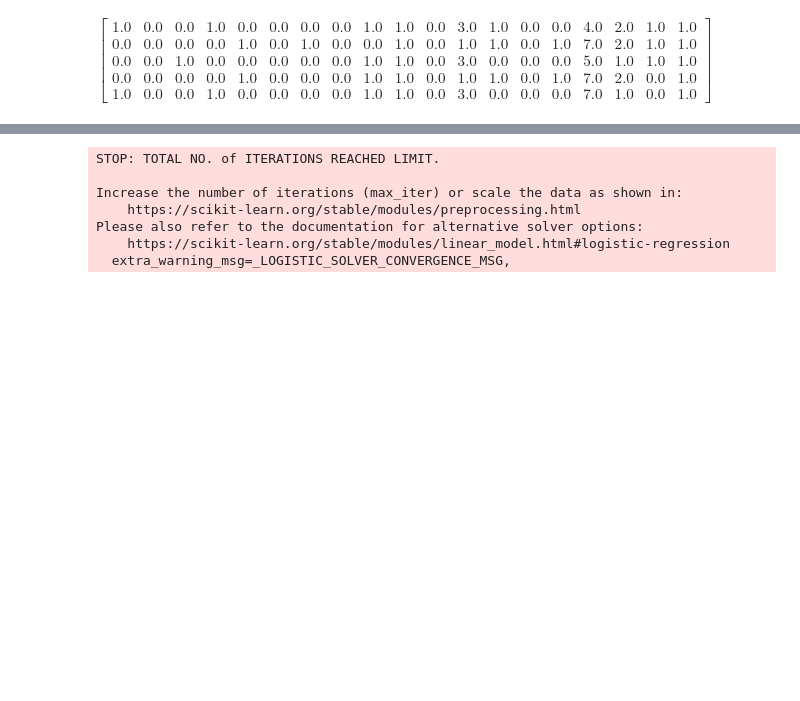
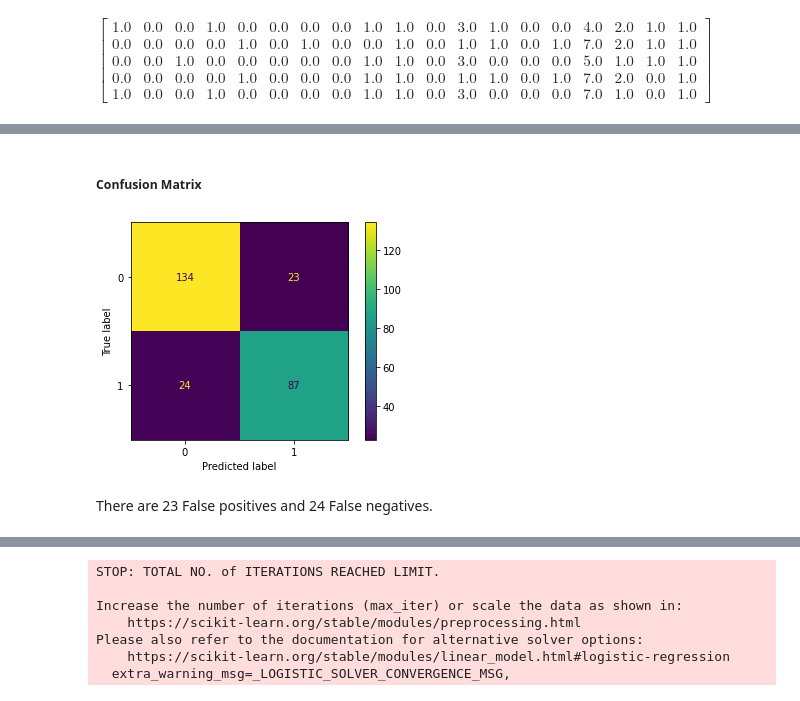
Before and after one commit to srpineda/ml-project-titanic-kaggle, a Jupyter notebook: Titanic.ipynb, the cells around one changed output, grey strips where cells are left out. Drawn from its saved outputs; the diff is of its cells as text; code cells hidden in the pictures; blank space fills up the shorter version.

```diff
--- a/Titanic.ipynb
+++ b/Titanic.ipynb
@@ -3065,0 +3095,22 @@ $\displaystyle \left[\begin{array}{ccccccccccccccccccc}1.0 & 0.0 & 0.0 & 1.0 & 0
+# %%
+def preprocess_pipeline(dataX):
+  pdata_X = dataX.copy()
+
+  pdata_X = impute_age(pdata_X)
+
+  embarked_pipeline = Pipeline(steps = [('imputer', SimpleImputer(strategy='most_frequent')),
+                                         ('onehot', OneHotEncoder())])
+
+  embarked_transformer = ColumnTransformer(transformers = [('embarked', embarked_pipeline, ['Embarked'])])
+
+  passthrough_features = [feature for feature in pdata_X.columns if feature not in ['Sex', 'Name_title', 'Embarked', 'Fare_per_person', 'Age', 'Fare']]
+
+  preprocessor = ColumnTransformer(transformers = [('cat', OneHotEncoder(drop='if_binary'), ['Sex', 'Name_title']),
+                                                    ('embarked', embarked_transformer, ['Embarked']),
+                                                   ('scaler', MinMaxScaler(), ['Fare_per_person', 'Age', 'Fare']),
+                                                   ('rest' , 'passthrough', passthrough_features)
+                                                  ])
+
+  return preprocessor.fit_transform(pdata_X)
+# %%
+X_train, X_val, y_train, y_val = train_test_split(X, y, train_size=0.7, random_state=42)
@@ -3065,0 +3186,2 @@ $\displaystyle \left[\begin{array}{ccccccccccccccccccc}1.0 & 0.0 & 0.0 & 1.0 & 0
+# %%
+X_val_prep = preprocess_pipeline(X_val);
@@ -3101,0 +3592,9 @@ def fit_and_score(models, X_train, X_test, y_train, y_test):
+# %% [markdown]
+##### Confusion Matrix
+# %%
+from sklearn.metrics import ConfusionMatrixDisplay
+ConfusionMatrixDisplay.from_estimator(gs_log_reg_model_1, X_val_prep, y_val);
+# %% [output]
+[figure, added]
+# %% [markdown]
+There are 23 False positives and 24 False negatives.
```
Also changed, not shown: parts of 129 cells of this notebook.
